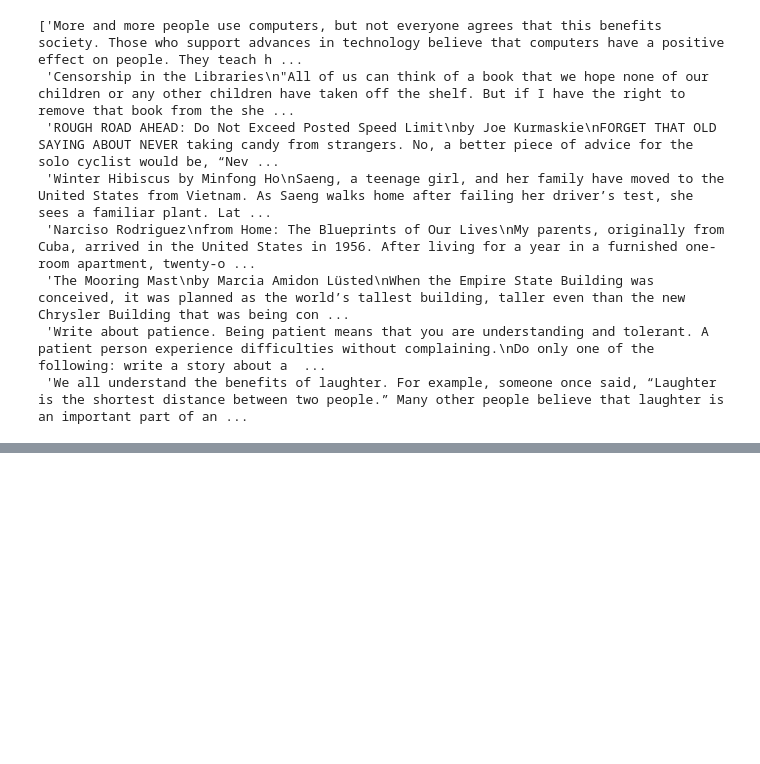
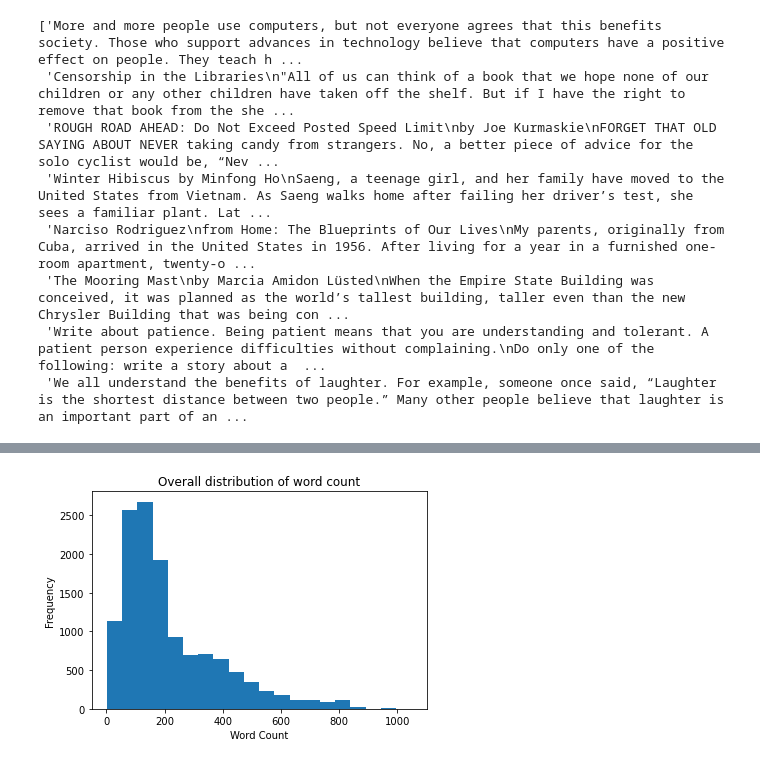
Before and after one commit to cbwright11/NLP-automated-essay-scoring, a Jupyter notebook: Essay EDA.ipynb, the cells around one changed output, grey strips where cells are left out. Saved outputs shown, nothing was run; the diff lists cells and outputs as text; code cells hidden in the pictures; blank space fills up the shorter version.

```diff
--- a/Essay EDA.ipynb
+++ b/Essay EDA.ipynb
@@ -378,0 +533,3 @@ essay_prompts
+# %%
+train['word_count'] = train['text_clean'].apply(lambda x: len(str(x).split()))
+train.head()
@@ -378,0 +543,7 @@ essay_prompts
+# %%
+plt.hist(train["word_count"], bins = 20)
+plt.xlabel("Word Count")
+plt.ylabel("Frequency")
+plt.title("Overall distribution of word count");
+# %% [output]
+[figure, added]
```
Also changed, not shown: parts of 39 cells of this notebook.
